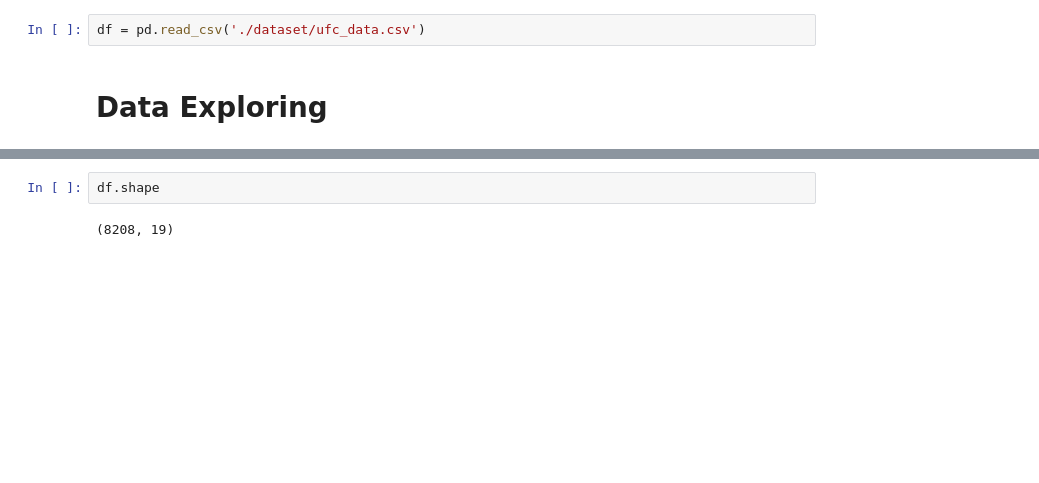
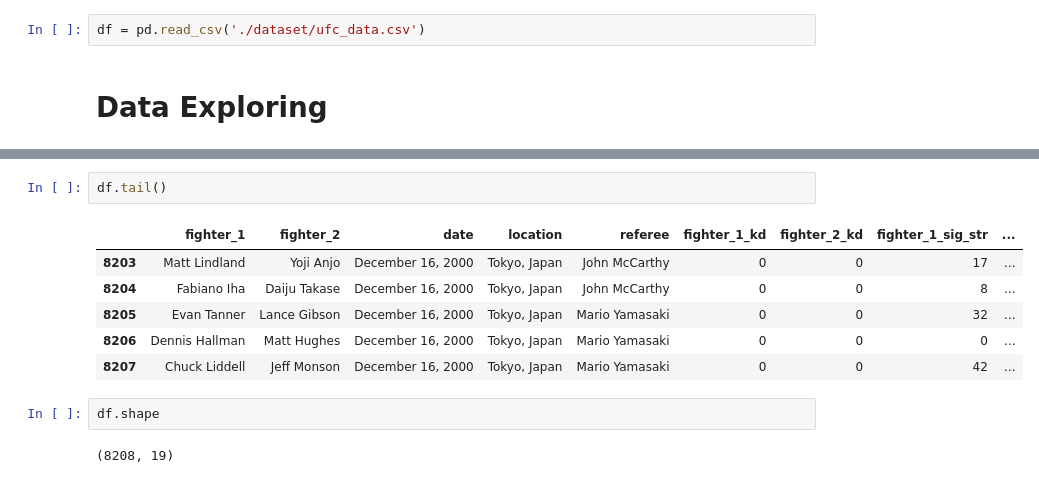
Before and after one commit to LLWICK/UFC-Fight-Winner-Predictor-Machine-learning, a Jupyter notebook: training/training.ipynb, the cells around one changed output, grey strips where cells are left out. Saved outputs shown, nothing was run; the diff lists cells and outputs as text; blank space fills up the shorter version.

```diff
--- a/training/training.ipynb
+++ b/training/training.ipynb
@@ -18,6 +18,15 @@ df.head()
 | 2 | Volkan Oezdemir | Alonzo Menifield | November 22, 2025 | Doha, Qatar | Marc Goddard | 1 | 0 | 13 | ... |
 | 3 | Myktybek Orolbai | Jack Hermansson | November 22, 2025 | Doha, Qatar | Daniel Movahedi | 1 | 0 | 15 | ... |
 | 4 | Waldo Cortes Acosta | Shamil Gaziev | November 22, 2025 | Doha, Qatar | Lukasz Bosacki | 2 | 0 | 10 | ... |
+# %%
+df.tail()
+# %% [output]
+|  | fighter_1 | fighter_2 | date | location | referee | fighter_1_kd | fighter_2_kd | fighter_1_sig_str | ... |
+| 8203 | Matt Lindland | Yoji Anjo | December 16, 2000 | Tokyo, Japan | John McCarthy | 0 | 0 | 17 | ... |
+| 8204 | Fabiano Iha | Daiju Takase | December 16, 2000 | Tokyo, Japan | John McCarthy | 0 | 0 | 8 | ... |
+| 8205 | Evan Tanner | Lance Gibson | December 16, 2000 | Tokyo, Japan | Mario Yamasaki | 0 | 0 | 32 | ... |
+| 8206 | Dennis Hallman | Matt Hughes | December 16, 2000 | Tokyo, Japan | Mario Yamasaki | 0 | 0 | 0 | ... |
+| 8207 | Chuck Liddell | Jeff Monson | December 16, 2000 | Tokyo, Japan | Mario Yamasaki | 0 | 0 | 42 | ... |
 # %%
 df.shape
 # %% [output]
```
Also changed, not shown: parts of 4 cells of this notebook.
